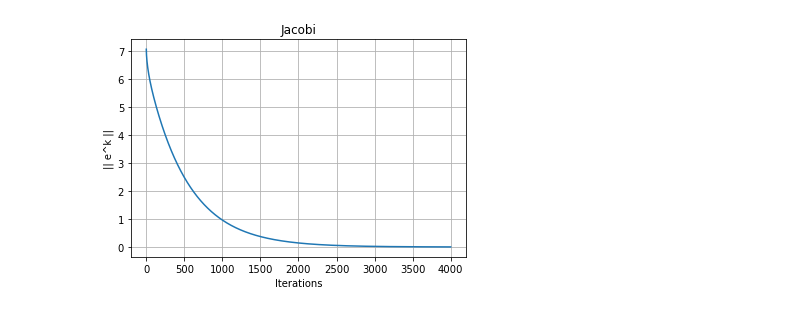
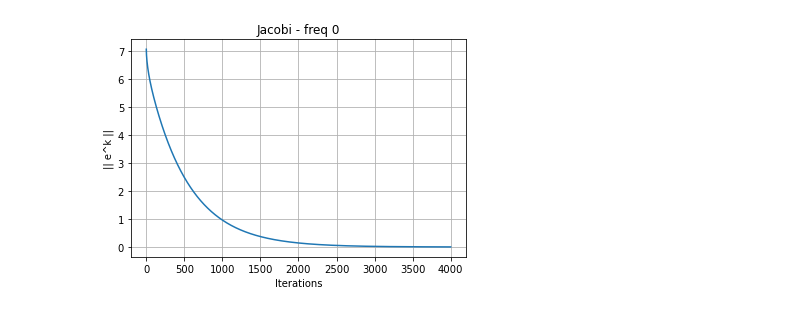
Before and after one commit to AMSC22-23/MultiGrid-Untila-Cecchettini-Capoferri, a Jupyter notebook: test_smoothers.ipynb, the cells around one changed output. Saved outputs shown, nothing was run; the diff lists cells and outputs as text; code cells hidden in the pictures.

```diff
--- a/test_smoothers.ipynb
+++ b/test_smoothers.ipynb
@@ -46,9 +52,9 @@ def triDiag1(n):
 # %%
 n = 50
 A = triDiag1(n)
 xe = [1. for i in range(n)]
 b = prod(A,xe)
-x0 = [0. for i in range(n)]
-test(A,b,x0,jacobiIteration,4000,xe,"Jacobi")
+x0 = [0. for i in range(n)]     #frequency = 0
+test(A,b,x0,jacobiIteration,4000,xe,"Jacobi - freq 0")
 # %% [output]
-[figure, old version]
+[figure, new version]
```
Also changed, not shown: parts of 2 cells of this notebook.
